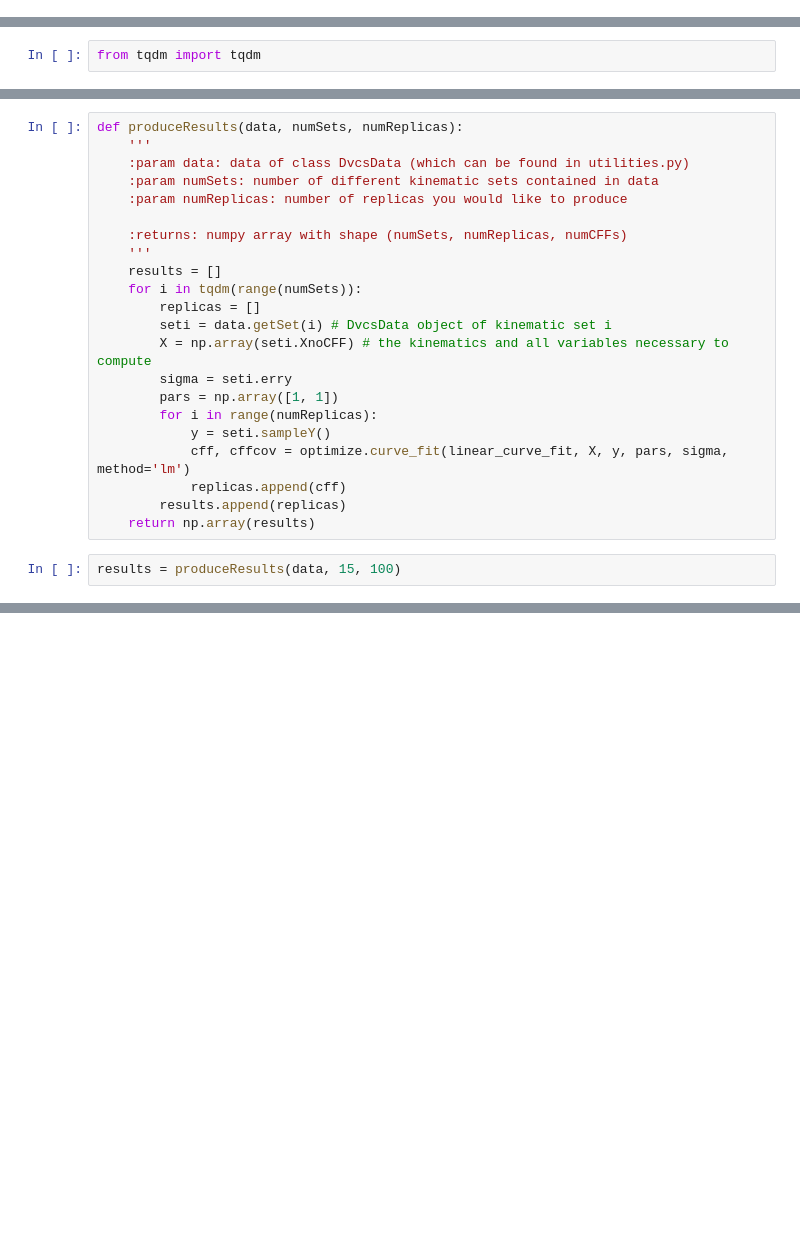
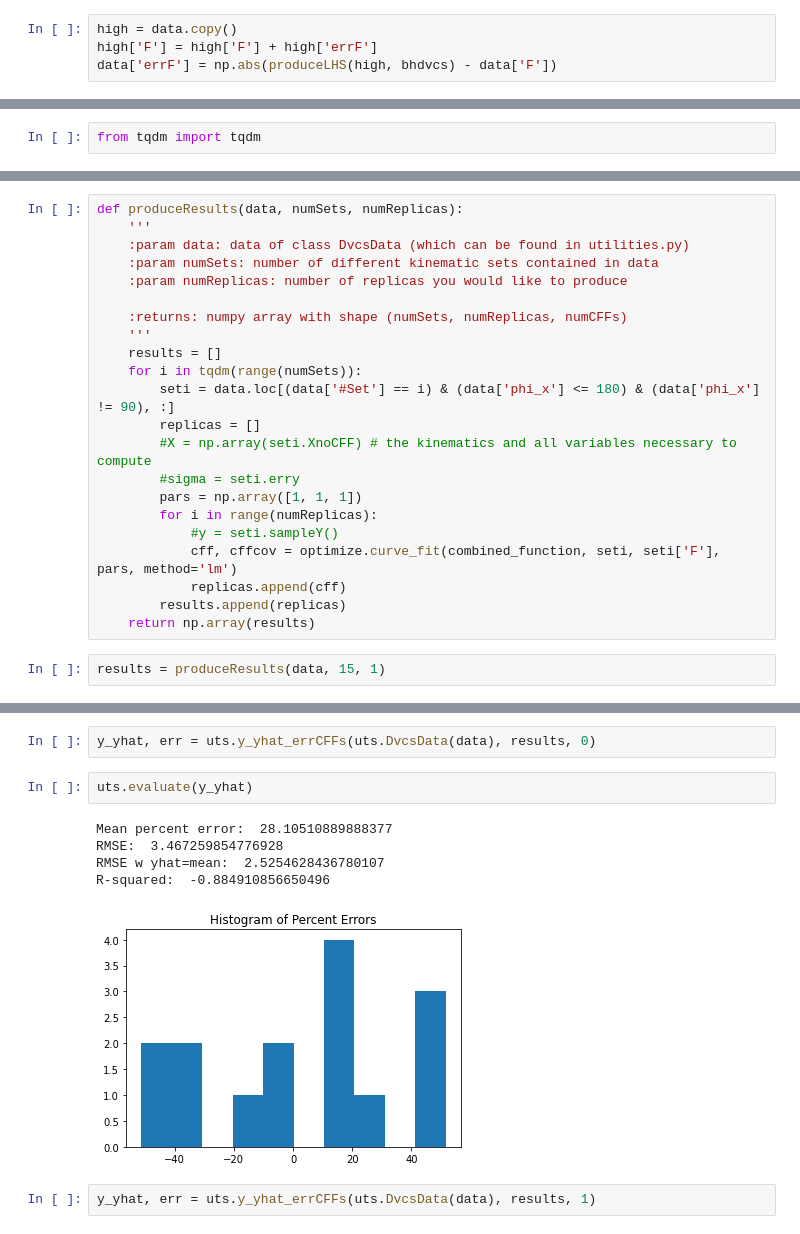
Before and after one commit to extraction-tools/ANN, a Jupyter notebook: Nick/Simulfit.ipynb, the cells around one changed output, grey strips where cells are left out. Saved outputs shown, nothing was run; the diff lists cells and outputs as text; blank space fills up the shorter version.

```diff
--- a/Nick/Simulfit.ipynb
+++ b/Nick/Simulfit.ipynb
@@ -192,0 +272,4 @@ data = utilities.DvcsData(data)
+# %%
+high = data.copy()
+high['F'] = high['F'] + high['errF']
+data['errF'] = np.abs(produceLHS(high, bhdvcs) - data['F'])
@@ -203,16 +321,16 @@ def produceResults(data, numSets, numReplicas):
     '''
     results = []
     for i in tqdm(range(numSets)):
+        seti = data.loc[(data['#Set'] == i) & (data['phi_x'] <= 180) & (data['phi_x'] != 90), :]
         replicas = []
-        seti = data.getSet(i) # DvcsData object of kinematic set i
-        X = np.array(seti.XnoCFF) # the kinematics and all variables necessary to compute
-        sigma = seti.erry
-        pars = np.array([1, 1])
+        #X = np.array(seti.XnoCFF) # the kinematics and all variables necessary to compute
+        #sigma = seti.erry
+        pars = np.array([1, 1, 1])
         for i in range(numReplicas):
-            y = seti.sampleY()
-            cff, cffcov = optimize.curve_fit(linear_curve_fit, X, y, pars, sigma, method='lm')
+            #y = seti.sampleY()
+            cff, cffcov = optimize.curve_fit(combined_function, seti, seti['F'], pars, method='lm')
             replicas.append(cff)
         results.append(replicas)
     return np.array(results)
 # %%
-results = produceResults(data, 15, 100)
+results = produceResults(data, 15, 1)
@@ -238,0 +375,12 @@ array([[[1., 1.],
+# %%
+y_yhat, err = uts.y_yhat_errCFFs(uts.DvcsData(data), results, 0)
+# %%
+uts.evaluate(y_yhat)
+# %% [output]
+Mean percent error:  28.10510889888377
+RMSE:  3.467259854776928
+RMSE w yhat=mean:  2.5254628436780107
+R-squared:  -0.884910856650496
+[figure, added]
+# %%
+y_yhat, err = uts.y_yhat_errCFFs(uts.DvcsData(data), results, 1)
```
Also changed, not shown: parts of 24 cells of this notebook, 4 other files.
